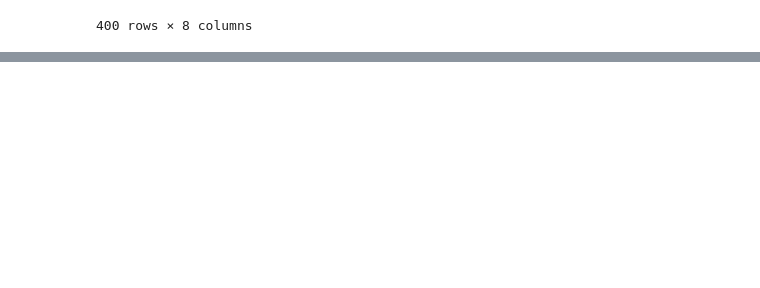
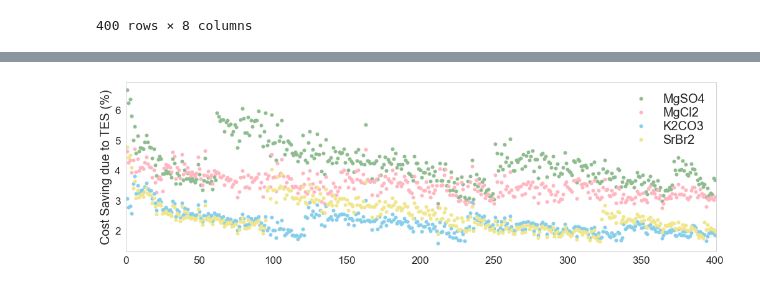
Before and after one commit to atpham88/TES, a Jupyter notebook: Process Results/TES_Results_Processing/CostSaving.ipynb, the cells around one changed output, grey strips where cells are left out. Saved outputs shown, nothing was run; the diff lists cells and outputs as text; code cells hidden in the pictures; blank space fills up the shorter version.

```diff
--- a/Process Results/TES_Results_Processing/CostSaving.ipynb
+++ b/Process Results/TES_Results_Processing/CostSaving.ipynb
@@ -228,0 +268,6 @@ ordered_cost
+# %%
+# Dot plot:
+ordered_cost_reset = cost_impacts_TES.sort_values(by='peak load')
+ordered_cost_reset = ordered_cost_reset.reset_index()
+ordered_cost_reset['building'] = ordered_cost_reset.index + 1
+ordered_cost_reset
@@ -228,0 +308,24 @@ ordered_cost
+# %%
+fig, ax = plt.subplots(figsize=(17,5))
+
+ax.plot(ordered_cost_reset['building'], ordered_cost_reset['cost saving % - MgSO4']*100, marker='o', ms=5, linestyle='',color = 'darkseagreen', label='MgSO4')
+ax.plot(ordered_cost_reset['building'], ordered_cost_reset['cost saving % - MgCl2']*100, marker='o', ms=5, linestyle='',color = 'lightpink', label='MgCl2')
+ax.plot(ordered_cost_reset['building'], ordered_cost_reset['cost saving % - K2CO3']*100, marker='o', ms=5, linestyle='',color = 'skyblue', label='K2CO3')
+ax.plot(ordered_cost_reset['building'], ordered_cost_reset['cost saving % - SrBr2']*100, marker='o', ms=5, linestyle='',color = 'khaki', label='SrBr2')
+
+ax.yaxis.set_visible(True)
+ax.grid(False)
+ax.set_xlim(0, 401)
+#ax.set_xticks(range(min(ordered_cost['building id']), max(ordered_cost['building id'])))
+#plt.xlabel("Representative Building",fontsize=17)
+plt.ylabel("Cost Saving due to TES (%)", fontsize=20)
+ax.tick_params(length=0, pad=8, labelsize=17)
+ax.legend(fontsize=20, frameon=False, labelspacing=0.15)
+if size == 'Opt_Size':
+    fig.savefig('C:/Users/atpha/Documents/Postdocs/Projects/TES/Draft/images/cost_saving_pct_all_salts_opt.png', dpi=300, bbox_inches='tight')
+elif size == 'Var_Size':
+    fig.savefig('C:/Users/atpha/Documents/Postdocs/Projects/TES/Draft/images/cost_saving_pct_all_salts_var.png', dpi=300, bbox_inches='tight')
+else:
+    fig.savefig('C:/Users/atpha/Documents/Postdocs/Projects/TES/Draft/images/cost_saving_pct_all_salts_fixed.png', dpi=300, bbox_inches='tight')
+# %% [output]
+[figure, added]
```
Also changed, not shown: parts of 18 cells of this notebook, 15 other files.
